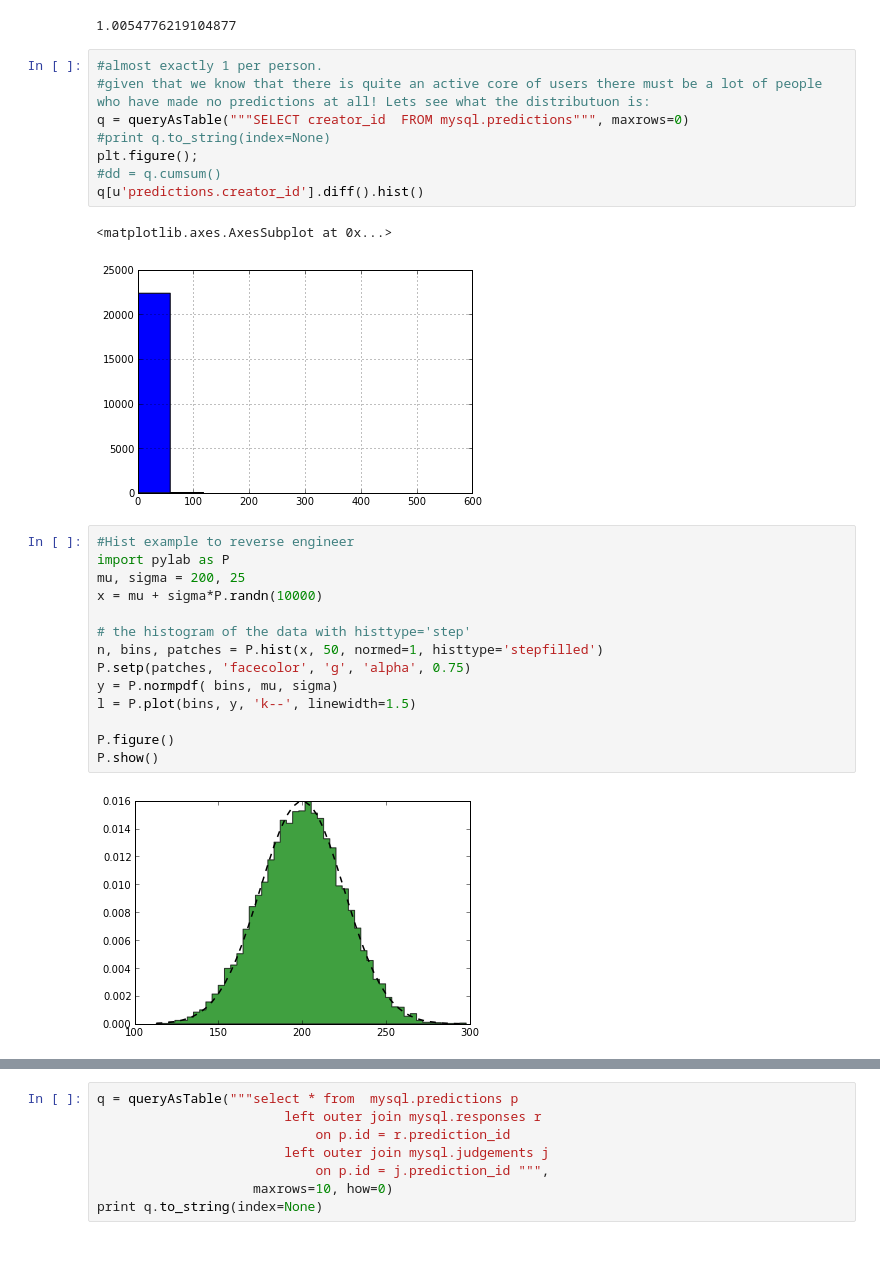
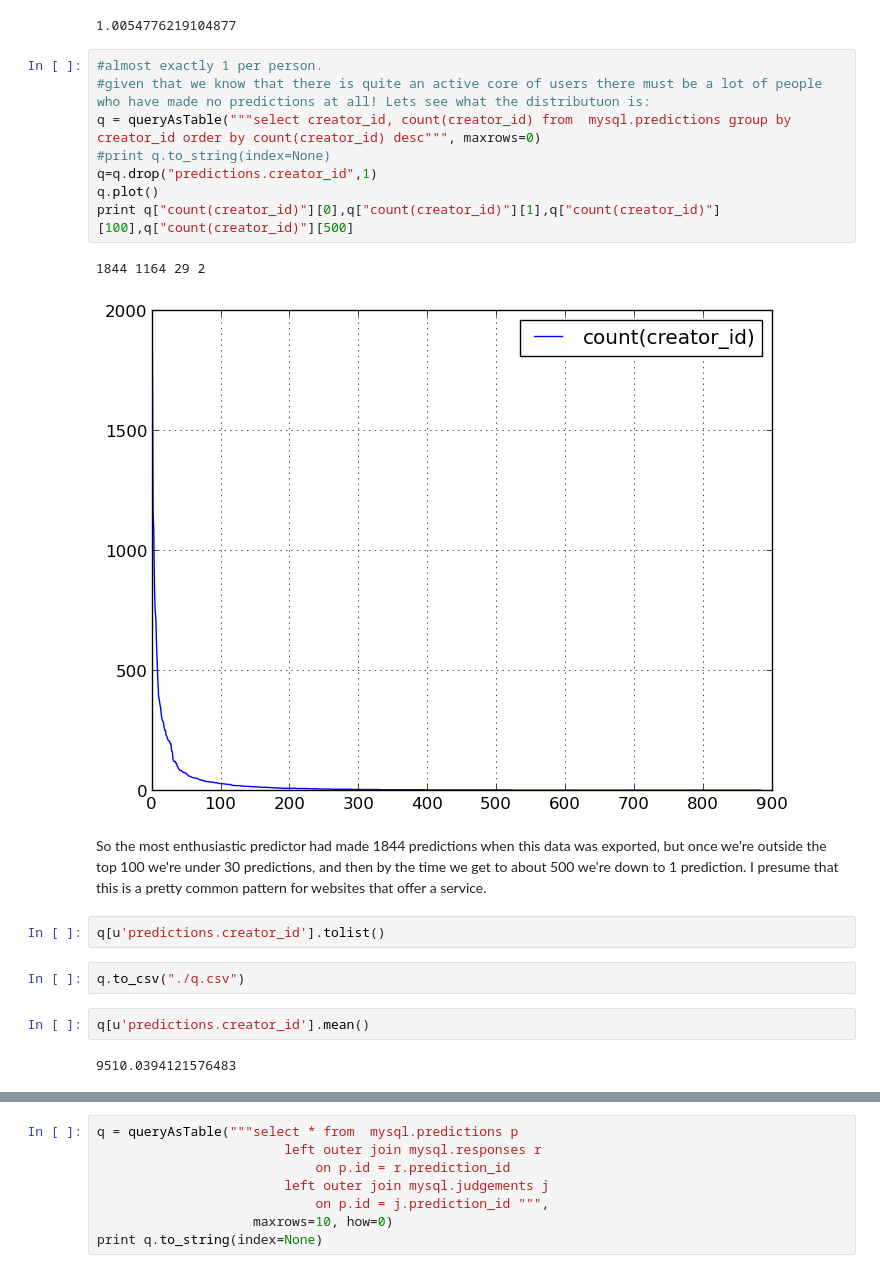
Before and after one commit to notionparallax/GA-DataScience, a Jupyter notebook: Prediction book analysis/PB exploration.ipynb, the cells around one changed output, grey strips where cells are left out. Drawn from its saved outputs; the diff is of its cells as text.

Commit message:
added a graph of user activity

```diff
--- a/Prediction book analysis/PB exploration.ipynb
+++ b/Prediction book analysis/PB exploration.ipynb
@@ -153,27 +153,21 @@ uUsers/float(uPredictions)
 # %%
 #almost exactly 1 per person.
 #given that we know that there is quite an active core of users there must be a lot of people who have made no predictions at all! Lets see what the distributuon is:
-q = queryAsTable("""SELECT creator_id  FROM mysql.predictions""", maxrows=0)
+q = queryAsTable("""select creator_id, count(creator_id) from  mysql.predictions group by creator_id order by count(creator_id) desc""", maxrows=0)
 #print q.to_string(index=None)
-plt.figure();
-#dd = q.cumsum()
-q[u'predictions.creator_id'].diff().hist()
+q=q.drop("predictions.creator_id",1)
+q.plot()
+print q["count(creator_id)"][0],q["count(creator_id)"][1],q["count(creator_id)"][100],q["count(creator_id)"][500]
 # %% [output]
-<matplotlib.axes.AxesSubplot at 0x...>
+1844 1164 29 2
-[figure, old version]
+[figure, new version]
-# %%
-#Hist example to reverse engineer
-import pylab as P
-mu, sigma = 200, 25
-x = mu + sigma*P.randn(10000)
-
-# the histogram of the data with histtype='step'
-n, bins, patches = P.hist(x, 50, normed=1, histtype='stepfilled')
-P.setp(patches, 'facecolor', 'g', 'alpha', 0.75)
-y = P.normpdf( bins, mu, sigma)
-l = P.plot(bins, y, 'k--', linewidth=1.5)
-
-P.figure()
-P.show()
-# %% [output]
-[figure, removed]
+# %% [markdown]
+So the most enthusiastic predictor had made 1844 predictions when this data was exported, but once we're outside the top 100 we're under 30 predictions, and then by the time we get to about 500 we're down to 1 prediction. I presume that this is a pretty common pattern for websites that offer a service.
+# %%
+q[u'predictions.creator_id'].tolist()
+# %%
+q.to_csv("./q.csv")
+# %%
+q[u'predictions.creator_id'].mean()
+# %% [output]
+9510.0394121576483
```
Also changed, not shown: parts of 2 cells of this notebook.
